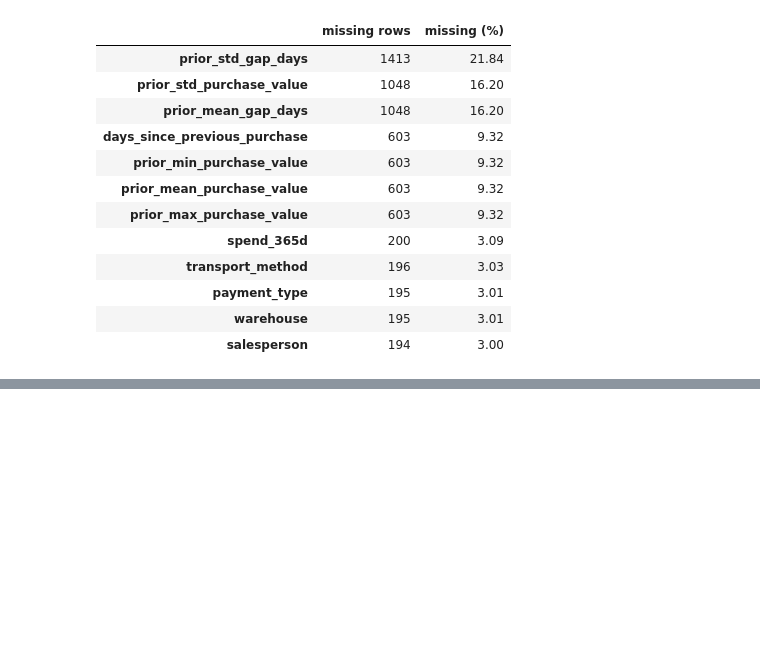
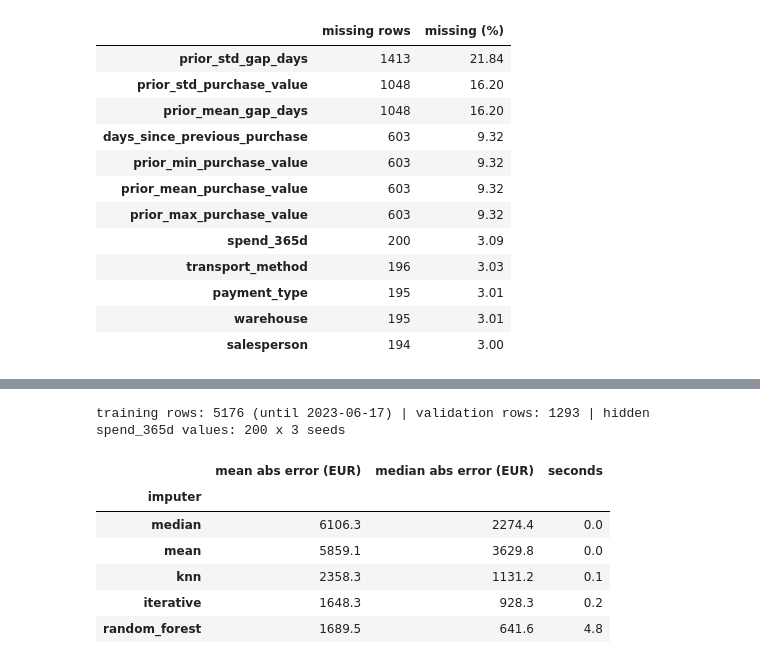
Before and after one commit to L4DR48/ETAI-Group5, a Jupyter notebook: notebooks/04_preprocessing.ipynb, the cells around one changed output, grey strips where cells are left out. Drawn from its saved outputs; the diff is of its cells as text; code cells hidden in the pictures; blank space fills up the shorter version.

```diff
--- a/notebooks/04_preprocessing.ipynb
+++ b/notebooks/04_preprocessing.ipynb
@@ -328,3 +365,61 @@ display(missing_by_history.rename_axis("Prior purchases"))
+# %%
+# Which imputer guesses spend_365d best? As in class 10, Section 5: hide values we know, fill them,
+# and measure how far each guess lands from the truth.
+import time
+import warnings
+
+from sklearn.pipeline import Pipeline
+from sklearn.preprocessing import RobustScaler
+
+from src.preprocessing import _NUMERIC_IMPUTERS
+
+warnings.filterwarnings("ignore", message=".*IterativeImputer.*")   # "early stopping criterion not reached"
+
+# Time-based split (not random): the most recent 20% of train are the validation rows
+ordered = train_pipe.sort_values("purchase_date")
+n_validation = int(len(ordered) * 0.2)
+training_rows = ordered.iloc[:-n_validation][numeric]
+validation_rows = ordered.iloc[-n_validation:][numeric]
+
+
+def hide_values(X, column, n, seed):
+    """Hides n known values of one column (class 10); returns the data with the new gaps and the truth."""
+    rng = np.random.default_rng(seed)
+    X = X.copy()
+    hidden = rng.choice(X.index[X[column].notna()], n, replace=False)
+    truth = X.loc[hidden, column].copy()
+    X.loc[hidden, column] = np.nan
+    return X, truth
+
+
+results = []
+for seed in [0, 1, 2]:
+    validation_hidden, truth = hide_values(validation_rows, "spend_365d", 200, seed)
+    for strategy, make_imputer in _NUMERIC_IMPUTERS.items():
+        start = time.perf_counter()
+        # Scale first, then impute (class 10); fitted on the training rows' features only, never the target
+        steps = Pipeline([("scale", RobustScaler()),
+                          ("impute", make_imputer(config["imputation"], config["imputation"]["random_state"]))])
+        steps.fit(training_rows)
+        filled = pd.DataFrame(steps["scale"].inverse_transform(steps.transform(validation_hidden)),
+                              index=validation_hidden.index, columns=numeric)   # undo the scaling: back to euros
+        errors = (filled.loc[truth.index, "spend_365d"] - truth).abs()
+        results.append({"imputer": strategy, "mean abs error (EUR)": errors.mean(),
+                        "median abs error (EUR)": errors.median(), "seconds": time.perf_counter() - start})
+
+print(f"training rows: {len(training_rows)} (until {ordered['purchase_date'].iloc[-n_validation - 1].date()}) | "
+      f"validation rows: {len(validation_rows)} | hidden spend_365d values: 200 x 3 seeds")
+imputer_test = pd.DataFrame(results).groupby("imputer", sort=False).mean().round(1)
+imputer_test
+# %% [output]
+training rows: 5176 (until 2023-06-17) | validation rows: 1293 | hidden spend_365d values: 200 x 3 seeds
+|  | mean abs error (EUR) | median abs error (EUR) | seconds |
+| imputer |  |  |  |
+| median | 6106.3 | 2274.4 | 0.0 |
+| mean | 5859.1 | 3629.8 | 0.0 |
+| knn | 2358.3 | 1131.2 | 0.1 |
+| iterative | 1648.3 | 928.3 | 0.2 |
+| random_forest | 1689.5 | 641.6 | 4.8 |
 # %% [markdown]
 ### Key insight - Section 3
 
```
Also changed, not shown: parts of 8 cells of this notebook, 6 other files.
